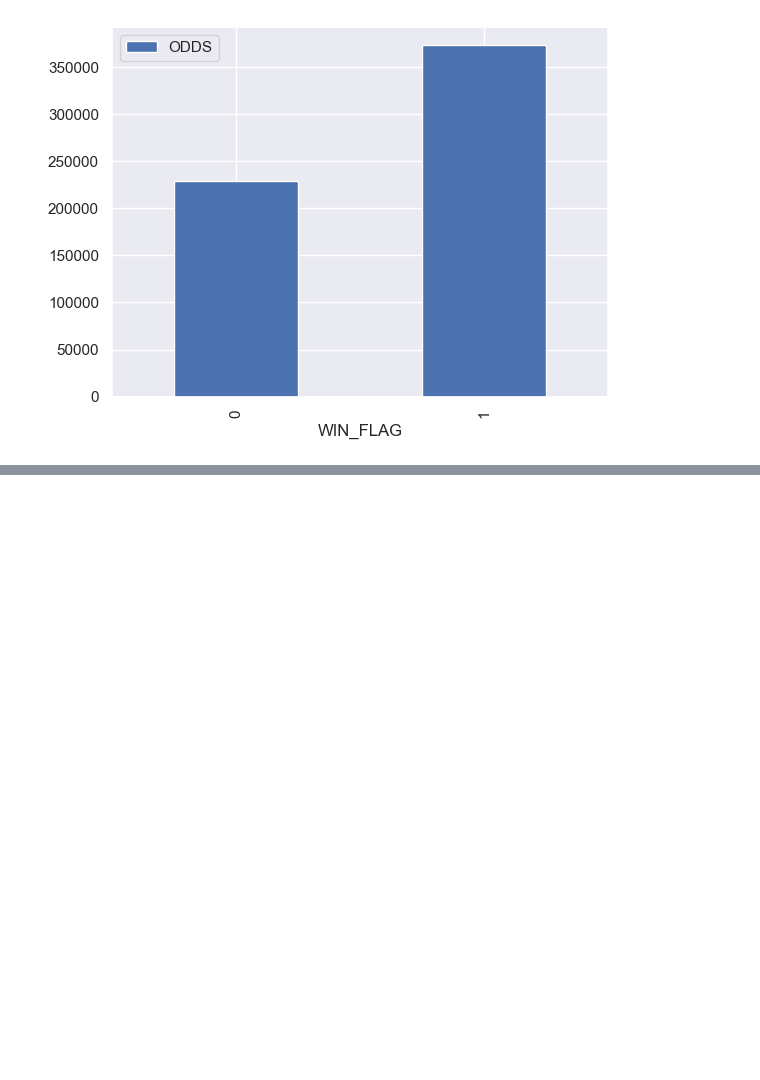
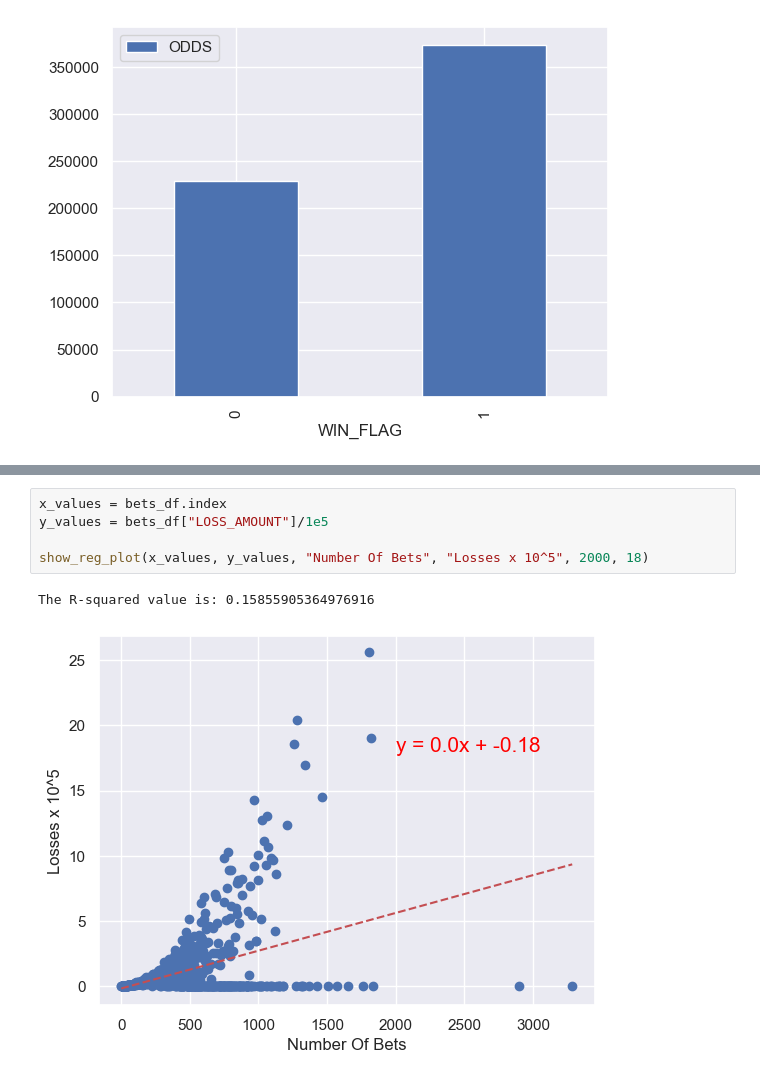
Before and after one commit to ns96/python-betfair, a Jupyter notebook: BetFairEDA_NS.ipynb, the cells around one changed output, grey strips where cells are left out. Drawn from its saved outputs; the diff is of its cells as text; blank space fills up the shorter version.

```diff
--- a/BetFairEDA_NS.ipynb
+++ b/BetFairEDA_NS.ipynb
@@ -235,0 +242,8 @@ games_df.count()
+# %%
+x_values = bets_df.index
+y_values = bets_df["LOSS_AMOUNT"]/1e5
+
+show_reg_plot(x_values, y_values, "Number Of Bets", "Losses x 10^5", 2000, 18)
+# %% [output]
+The R-squared value is: 0.15855905364976916
+[figure, added]
```
Also changed, not shown: parts of 26 cells of this notebook, 1 other file.
